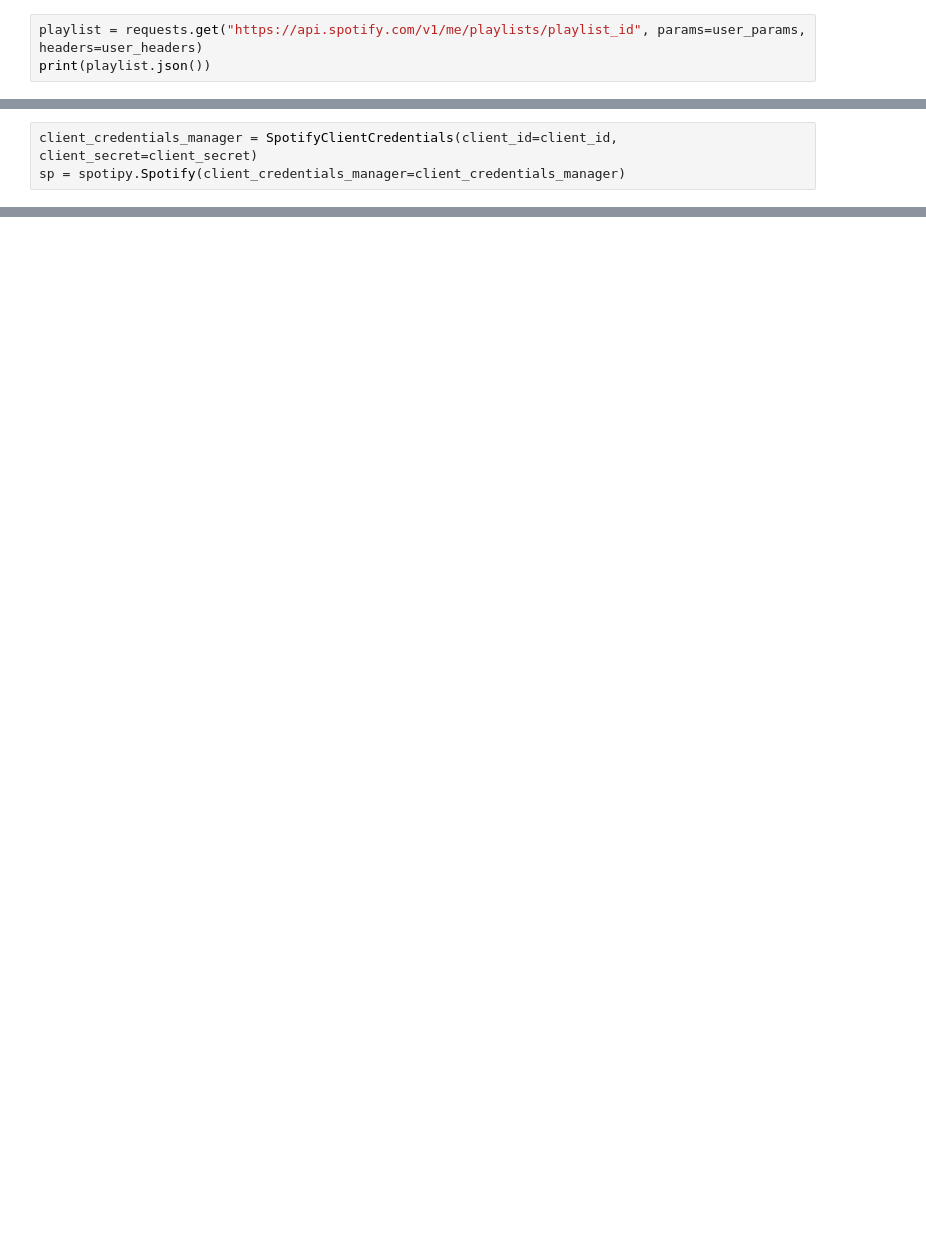
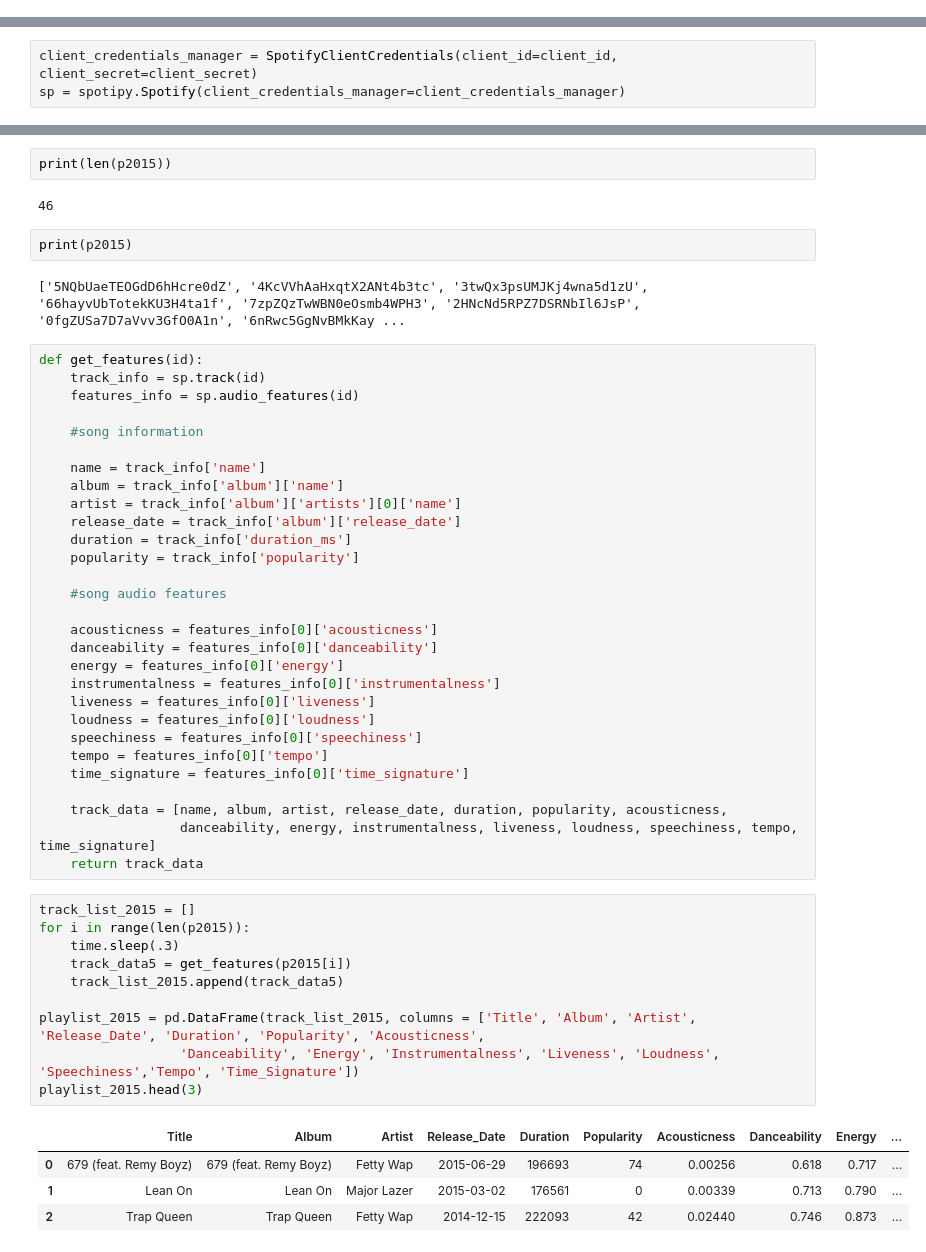
Before and after one commit to Clarkson-Applied-Data-Science/SpotifyFinalProject, a Jupyter notebook: Spotify.ipynb, the cells around one changed output, grey strips where cells are left out. Drawn from its saved outputs; the diff is of its cells as text; blank space fills up the shorter version.

Commit message:
Defining functions and creating playlist dataframes

```diff
--- a/Spotify.ipynb
+++ b/Spotify.ipynb
@@ -74,3 +74,0 @@ print(user_tracks_response.json())
-# %%
-playlist = requests.get("https://api.spotify.com/v1/me/playlists/playlist_id", params=user_params, headers=user_headers)
-print(playlist.json())
@@ -115,0 +108,52 @@ with open('spotify.json','w') as outfile:
+# %%
+print(len(p2015))
+# %% [output]
+46
+# %%
+print(p2015)
+# %% [output]
+['5NQbUaeTEOGdD6hHcre0dZ', '4KcVVhAaHxqtX2ANt4b3tc', '3twQx3psUMJKj4wna5d1zU', '66hayvUbTotekKU3H4ta1f', '7zpZQzTwWBN0eOsmb4WPH3', '2HNcNd5RPZ7DSRNbIl6JsP', '0fgZUSa7D7aVvv3GfO0A1n', '6nRwc5GgNvBMkKay ...
+# %%
+def get_features(id):
+    track_info = sp.track(id)
+    features_info = sp.audio_features(id)
+
+    #song information
+
+    name = track_info['name']
+    album = track_info['album']['name']
+    artist = track_info['album']['artists'][0]['name']
+    release_date = track_info['album']['release_date']
+    duration = track_info['duration_ms']
+    popularity = track_info['popularity']
+
+    #song audio features
+
+    acousticness = features_info[0]['acousticness']
+    danceability = features_info[0]['danceability']
+    energy = features_info[0]['energy']
+    instrumentalness = features_info[0]['instrumentalness']
+    liveness = features_info[0]['liveness']
+    loudness = features_info[0]['loudness']
+    speechiness = features_info[0]['speechiness']
+    tempo = features_info[0]['tempo']
+    time_signature = features_info[0]['time_signature']
+
+    track_data = [name, album, artist, release_date, duration, popularity, acousticness,
+                  danceability, energy, instrumentalness, liveness, loudness, speechiness, tempo, time_signature]
+    return track_data
+# %%
+track_list_2015 = []
+for i in range(len(p2015)):
+    time.sleep(.3)
+    track_data5 = get_features(p2015[i])
+    track_list_2015.append(track_data5)
+
+playlist_2015 = pd.DataFrame(track_list_2015, columns = ['Title', 'Album', 'Artist', 'Release_Date', 'Duration', 'Popularity', 'Acousticness',
+                  'Danceability', 'Energy', 'Instrumentalness', 'Liveness', 'Loudness', 'Speechiness','Tempo', 'Time_Signature'])
+playlist_2015.head(3)
+# %% [output]
+|  | Title | Album | Artist | Release_Date | Duration | Popularity | Acousticness | Danceability | Energy | ... |
+| 0 | 679 (feat. Remy Boyz) | 679 (feat. Remy Boyz) | Fetty Wap | 2015-06-29 | 196693 | 74 | 0.00256 | 0.618 | 0.717 | ... |
+| 1 | Lean On | Lean On | Major Lazer | 2015-03-02 | 176561 | 0 | 0.00339 | 0.713 | 0.790 | ... |
+| 2 | Trap Queen | Trap Queen | Fetty Wap | 2014-12-15 | 222093 | 42 | 0.02440 | 0.746 | 0.873 | ... |
```
Also changed, not shown: parts of 17 cells of this notebook, 4 other files.
